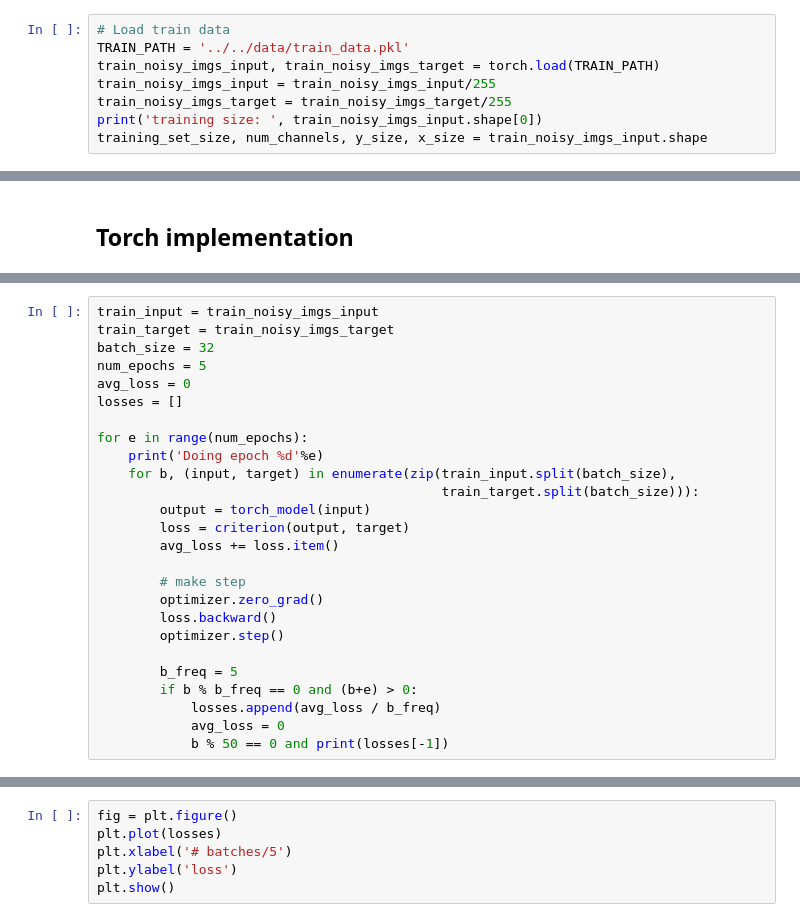
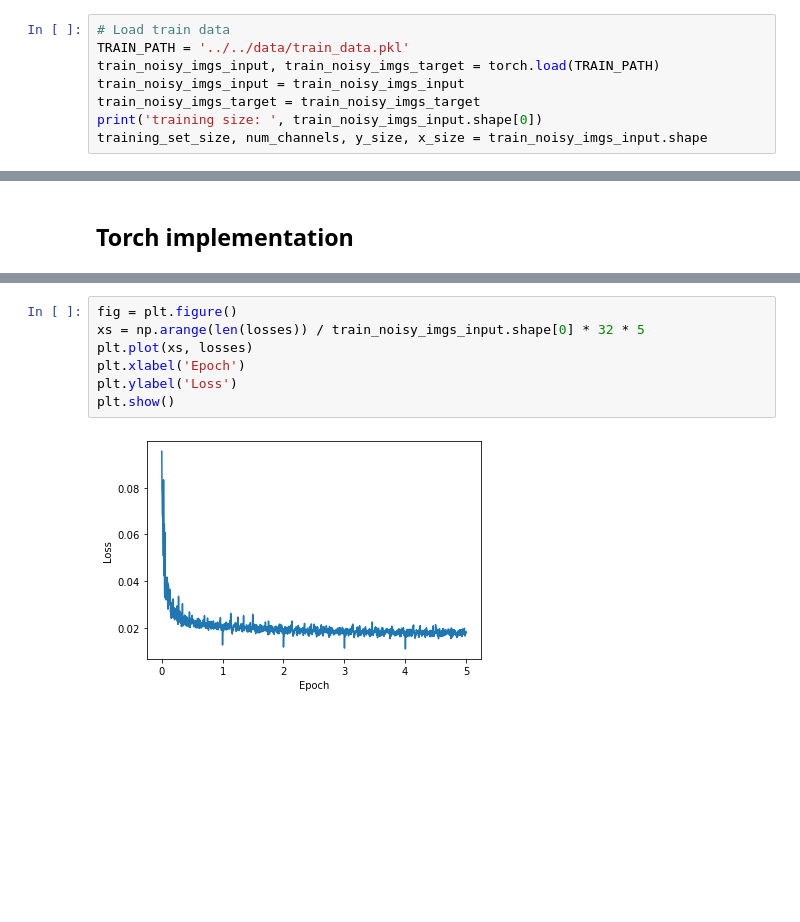
Before and after one commit to frasalvi/Noise2Noise-Denoising-Autoencoder, a Jupyter notebook: Miniproject2/others/test_model.ipynb, the cells around one changed output, grey strips where cells are left out. Drawn from its saved outputs; the diff is of its cells as text; blank space fills up the shorter version.

```diff
--- a/Miniproject2/others/test_model.ipynb
+++ b/Miniproject2/others/test_model.ipynb
@@ -17,8 +18,8 @@ reload(model);
 # Load train data
 TRAIN_PATH = '../../data/train_data.pkl'
 train_noisy_imgs_input, train_noisy_imgs_target = torch.load(TRAIN_PATH)
-train_noisy_imgs_input = train_noisy_imgs_input/255
-train_noisy_imgs_target = train_noisy_imgs_target/255
+train_noisy_imgs_input = train_noisy_imgs_input
+train_noisy_imgs_target = train_noisy_imgs_target
 print('training size: ', train_noisy_imgs_input.shape[0])
 training_set_size, num_channels, y_size, x_size = train_noisy_imgs_input.shape
 # %% [output]
@@ -117,26 +171,0 @@ summary(torch_model, (3, 32, 32))
-# %%
-train_input = train_noisy_imgs_input
-train_target = train_noisy_imgs_target
-batch_size = 32
-num_epochs = 5
-avg_loss = 0
-losses = []
-
-for e in range(num_epochs):
-    print('Doing epoch %d'%e)
-    for b, (input, target) in enumerate(zip(train_input.split(batch_size),
-                                            train_target.split(batch_size))):
-        output = torch_model(input)
-        loss = criterion(output, target)
-        avg_loss += loss.item()
-
-        # make step
-        optimizer.zero_grad()
-        loss.backward()
-        optimizer.step()
-
-        b_freq = 5
-        if b % b_freq == 0 and (b+e) > 0:
-            losses.append(avg_loss / b_freq)
-            avg_loss = 0
-            b % 50 == 0 and print(losses[-1])
@@ -162,6 +172,9 @@ KeyboardInterrupt:
 # %%
 fig = plt.figure()
-plt.plot(losses)
-plt.xlabel('# batches/5')
-plt.ylabel('loss')
+xs = np.arange(len(losses)) / train_noisy_imgs_input.shape[0] * 32 * 5
+plt.plot(xs, losses)
+plt.xlabel('Epoch')
+plt.ylabel('Loss')
 plt.show()
+# %% [output]
+[figure, added]
```
Also changed, not shown: parts of 16 cells of this notebook.
